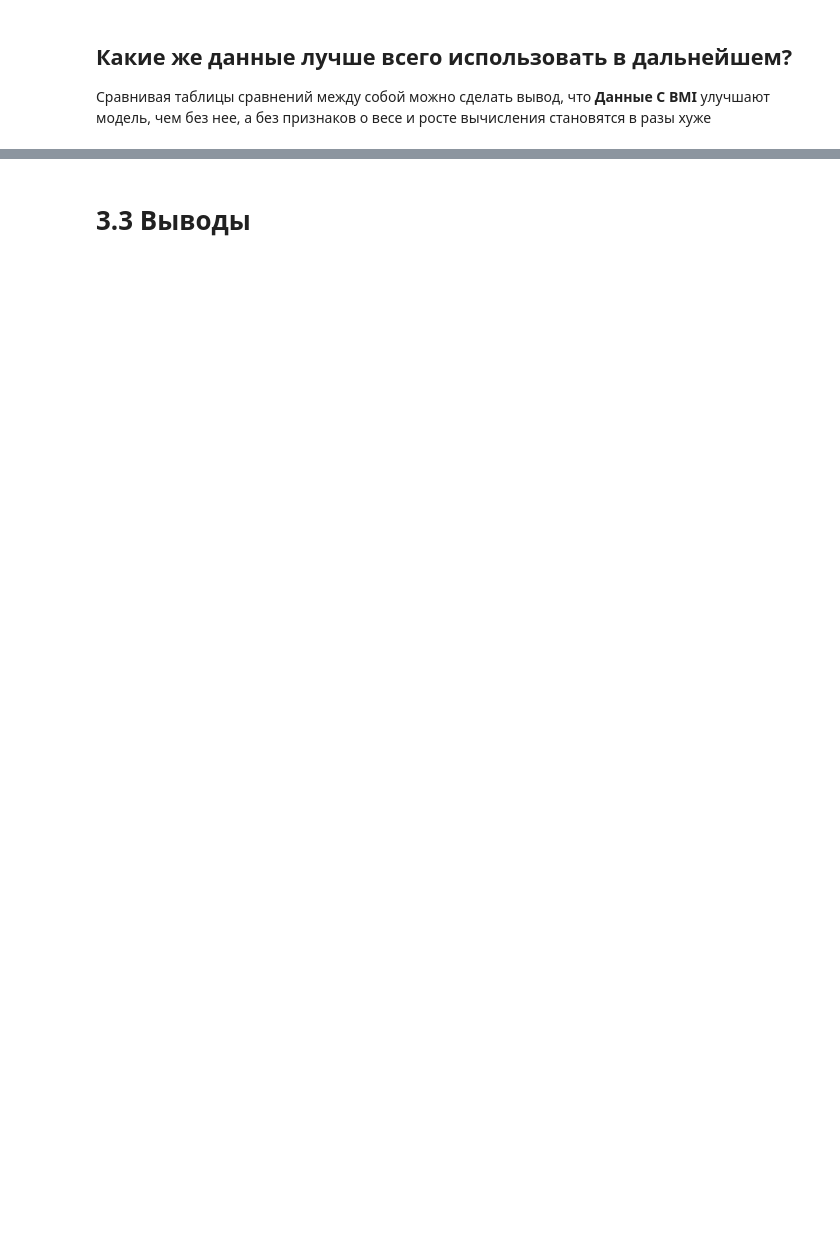
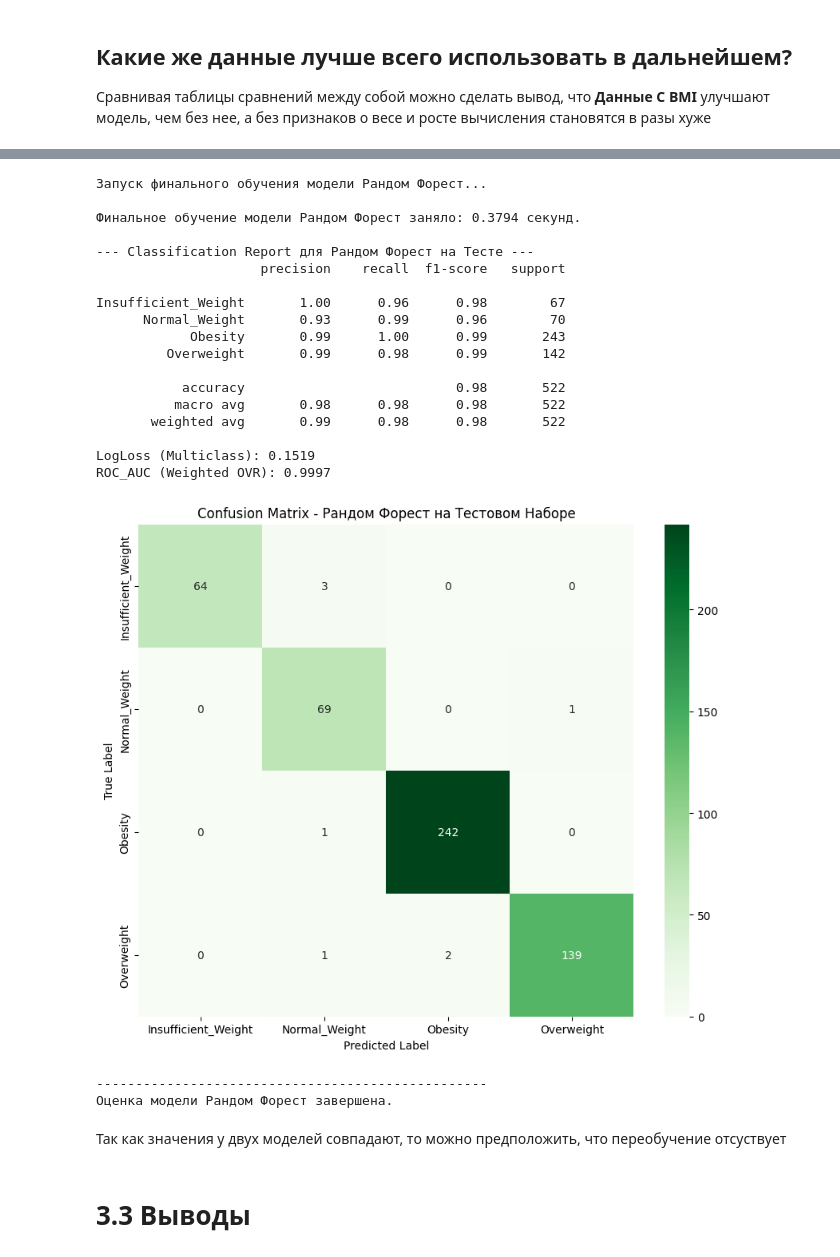
Before and after one commit to AlexTilta/Multiclass_prediction_of_obesity_risk, a Jupyter notebook: 02_ML.ipynb, the cells around one changed output, grey strips where cells are left out. Cells and saved outputs as stored; diff of their text form; code cells hidden in the pictures; blank space fills up the shorter version.

```diff
--- a/02_ML.ipynb
+++ b/02_ML.ipynb
@@ -1027,3 +1022,31 @@ ROC_AUC (Weighted OVR): 0.9998
+# %%
+make_model(rf_pipeline, X_BMI_train, Y_BMI_train, MODEL_NAMES["rf"], result_bmi)
+
+display_final_model_evaluation(rf_pipeline, X_BMI_train, Y_BMI_train, X_BMI_test, Y_BMI_test, MODEL_NAMES["rf"])
+# %% [output]
+Запуск финального обучения модели Рандом Форест...
+
+Финальное обучение модели Рандом Форест заняло: 0.3794 секунд.
+
+--- Classification Report для Рандом Форест на Тесте ---
+                     precision    recall  f1-score   support
+
+Insufficient_Weight       1.00      0.96      0.98        67
+      Normal_Weight       0.93      0.99      0.96        70
+            Obesity       0.99      1.00      0.99       243
+         Overweight       0.99      0.98      0.99       142
+
+           accuracy                           0.98       522
+          macro avg       0.98      0.98      0.98       522
+       weighted avg       0.99      0.98      0.98       522
+
+LogLoss (Multiclass): 0.1519
+ROC_AUC (Weighted OVR): 0.9997
+[figure, added]
+--------------------------------------------------
+Оценка модели Рандом Форест завершена.
+# %% [markdown]
+Так как значения у двух моделей совпадают, то можно предположить, что переобучение отсуствует
 # %% [markdown]
 # **3.3 Выводы**
 # %% [markdown]
```
Also changed, not shown: parts of 9 cells of this notebook.
